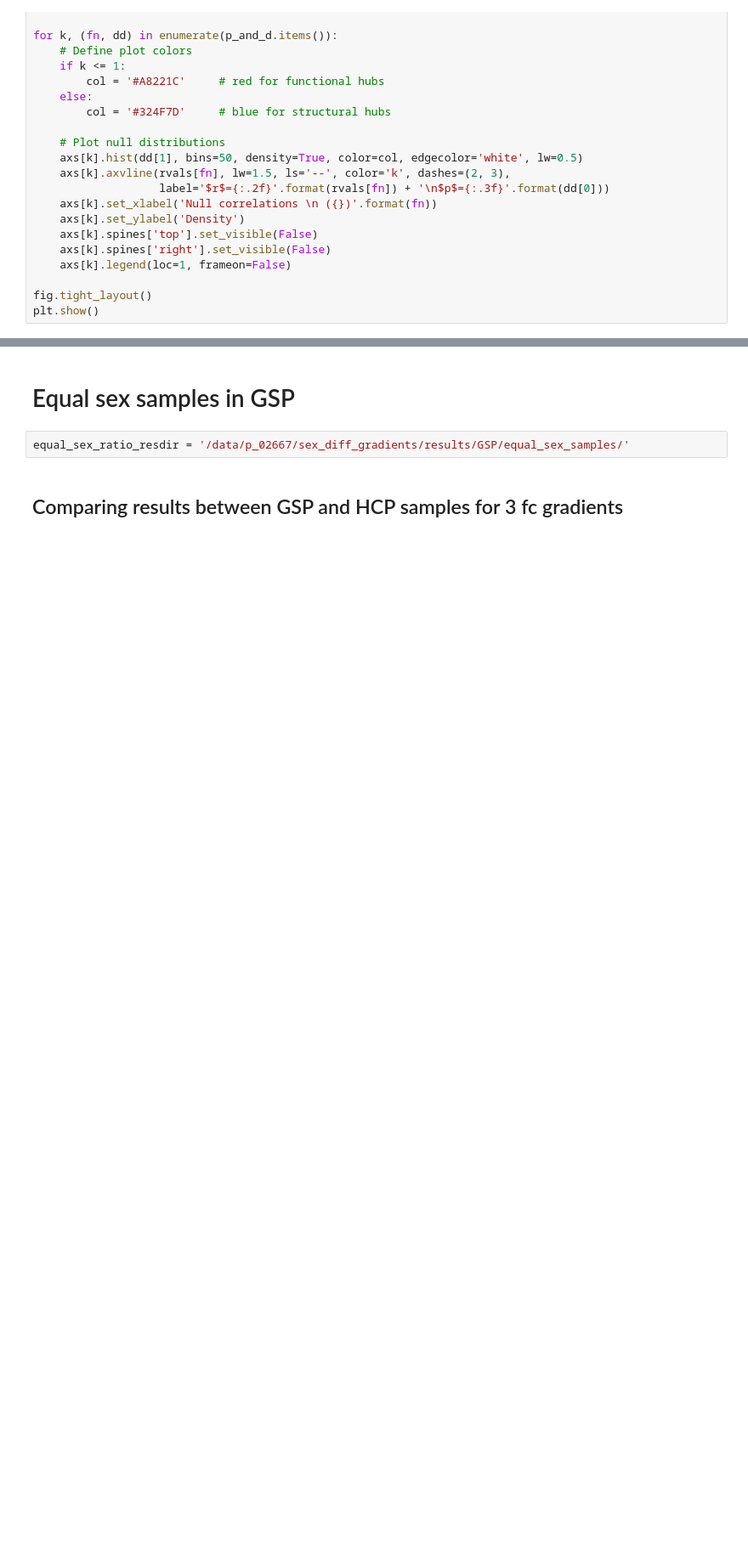
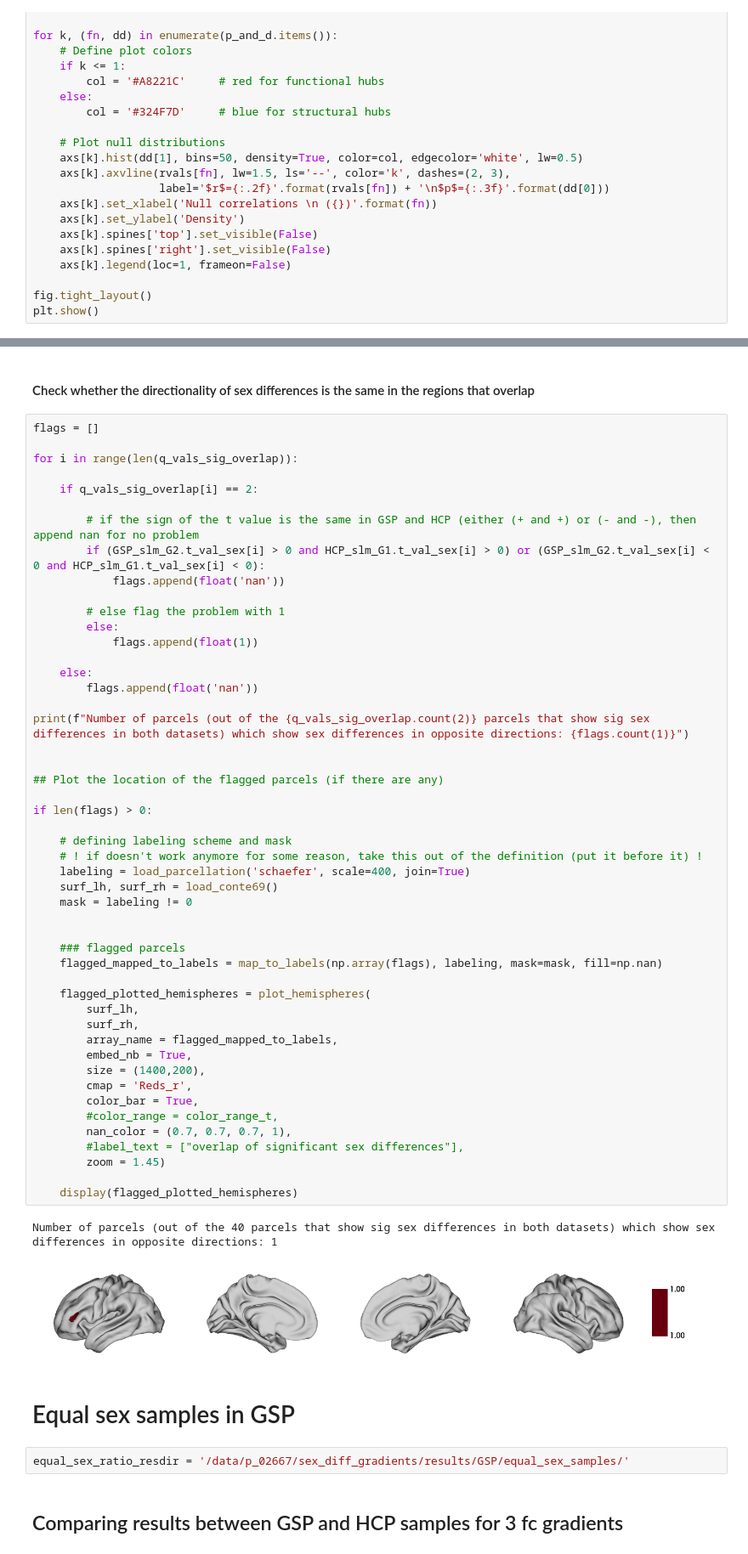
Before and after one commit to biancaserio/sex_diff_gradients, a Jupyter notebook: scripts/sex_classification_fc_gradients_gsp_hcp.ipynb, the cells around one changed output, grey strips where cells are left out. Shown at 85% size. Cells and saved outputs as stored; diff of their text form; blank space fills up the shorter version.

```diff
--- a/scripts/sex_classification_fc_gradients_gsp_hcp.ipynb
+++ b/scripts/sex_classification_fc_gradients_gsp_hcp.ipynb
@@ -571,3 +689,57 @@ plt.show()
+# %% [markdown]
+#### Check whether the directionality of sex differences is the same in the regions that overlap
+# %%
+flags = []
+
+for i in range(len(q_vals_sig_overlap)):
+
+    if q_vals_sig_overlap[i] == 2:
+
+        # if the sign of the t value is the same in GSP and HCP (either (+ and +) or (- and -), then append nan for no problem
+        if (GSP_slm_G2.t_val_sex[i] > 0 and HCP_slm_G1.t_val_sex[i] > 0) or (GSP_slm_G2.t_val_sex[i] < 0 and HCP_slm_G1.t_val_sex[i] < 0):
+            flags.append(float('nan'))
+
+        # else flag the problem with 1
+        else:
+            flags.append(float(1))
+
+    else:
+        flags.append(float('nan'))
+
+print(f"Number of parcels (out of the {q_vals_sig_overlap.count(2)} parcels that show sig sex differences in both datasets) which show sex differences in opposite directions: {flags.count(1)}")
+
+
+## Plot the location of the flagged parcels (if there are any)
+
+if len(flags) > 0:
+
+    # defining labeling scheme and mask
+    # ! if doesn't work anymore for some reason, take this out of the definition (put it before it) !
+    labeling = load_parcellation('schaefer', scale=400, join=True)
+    surf_lh, surf_rh = load_conte69()
+    mask = labeling != 0
+
+
+    ### flagged parcels
+    flagged_mapped_to_labels = map_to_labels(np.array(flags), labeling, mask=mask, fill=np.nan)
+
+    flagged_plotted_hemispheres = plot_hemispheres(
+        surf_lh,
+        surf_rh,
+        array_name = flagged_mapped_to_labels,
+        embed_nb = True,
+        size = (1400,200),
+        cmap = 'Reds_r',
+        color_bar = True,
+        #color_range = color_range_t,
+        nan_color = (0.7, 0.7, 0.7, 1),
+        #label_text = ["overlap of significant sex differences"],
+        zoom = 1.45)
+
+    display(flagged_plotted_hemispheres)
+# %% [output]
+Number of parcels (out of the 40 parcels that show sig sex differences in both datasets) which show sex differences in opposite directions: 1
+[figure, added]
 # %% [markdown]
 # Equal sex samples in GSP
 # %%
```
Also changed, not shown: parts of 24 cells of this notebook.
